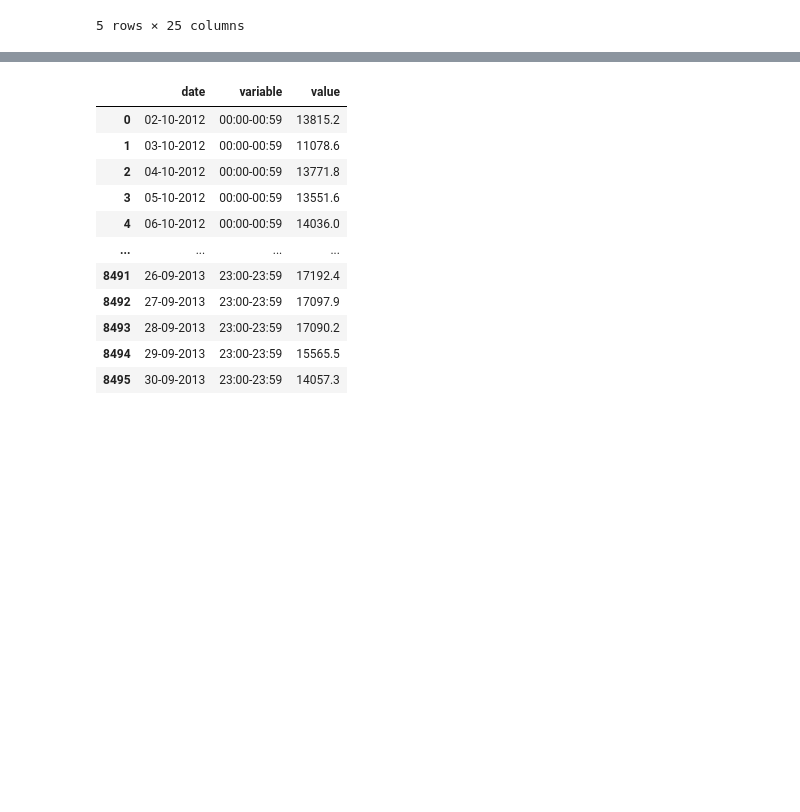
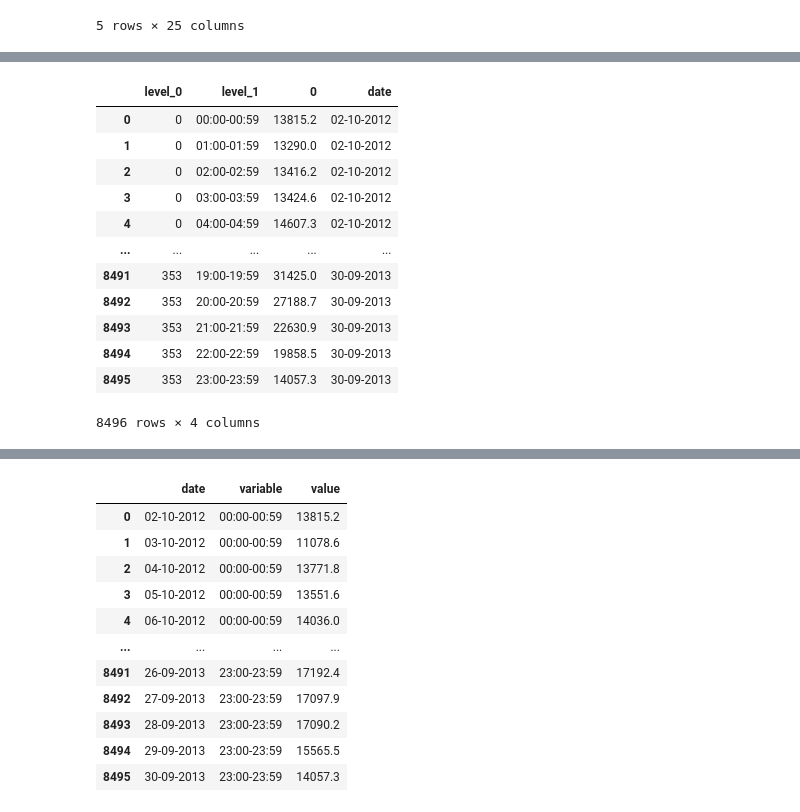
Before and after one commit to giodefa96/Script_Tesi_new, a Jupyter notebook: Script/press_idr.ipynb, the cells around one changed output, grey strips where cells are left out. Cells and saved outputs as stored; diff of their text form; code cells hidden in the pictures; blank space fills up the shorter version.

```diff
--- a/Script/press_idr.ipynb
+++ b/Script/press_idr.ipynb
@@ -14,6 +14,9 @@ dati.head()
 | 3 | 05-10-2012 | 13551.6 | 12653.2 | 12581.7 | 12516.8 | 14060.3 | 21484.9 | 35658.7 | ... |
 | 4 | 06-10-2012 | 14036.0 | 13168.7 | 12758.2 | 12569.2 | 13392.8 | 16693.4 | 23824.1 | ... |
 5 rows × 25 columns
+# %%
+date = dati.date
+dati = dati.drop("date", axis= 1)
 # %%
 dati.columns
 # %% [output]
@@ -42,0 +57,17 @@ dati.stack().reset_index()
+# %%
+dati['date'] = list_date
+dati
+# %% [output]
+|  | level_0 | level_1 | 0 | date |
+| 0 | 0 | 00:00-00:59 | 13815.2 | 02-10-2012 |
+| 1 | 0 | 01:00-01:59 | 13290.0 | 02-10-2012 |
+| 2 | 0 | 02:00-02:59 | 13416.2 | 02-10-2012 |
+| 3 | 0 | 03:00-03:59 | 13424.6 | 02-10-2012 |
+| 4 | 0 | 04:00-04:59 | 14607.3 | 02-10-2012 |
+| ... | ... | ... | ... | ... |
+| 8491 | 353 | 19:00-19:59 | 31425.0 | 30-09-2013 |
+| 8492 | 353 | 20:00-20:59 | 27188.7 | 30-09-2013 |
+| 8493 | 353 | 21:00-21:59 | 22630.9 | 30-09-2013 |
+| 8494 | 353 | 22:00-22:59 | 19858.5 | 30-09-2013 |
+| 8495 | 353 | 23:00-23:59 | 14057.3 | 30-09-2013 |
+8496 rows × 4 columns
```
Also changed, not shown: parts of 7 cells of this notebook.
